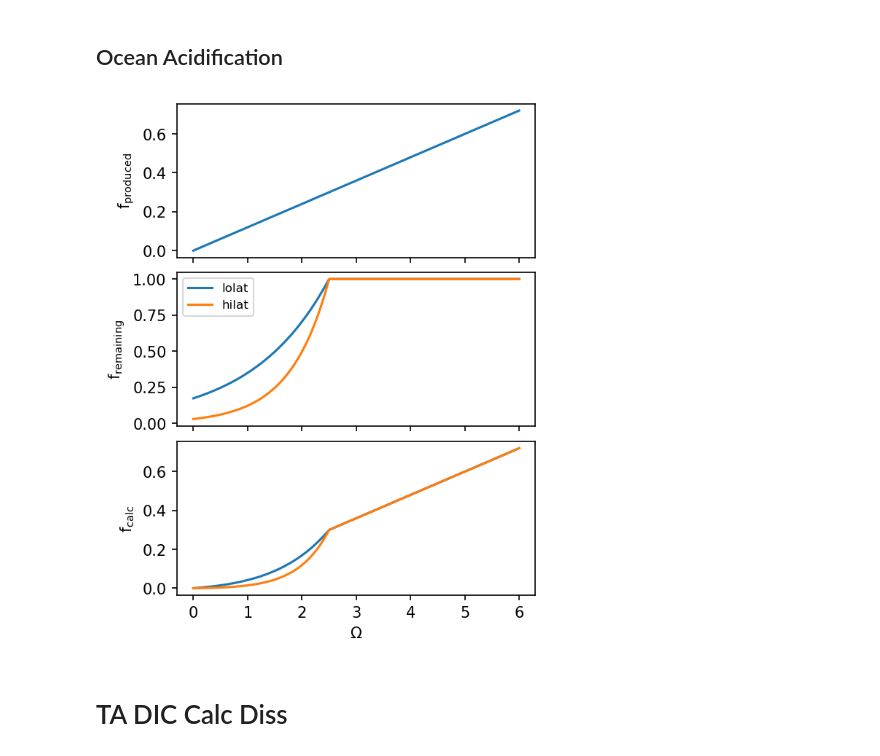
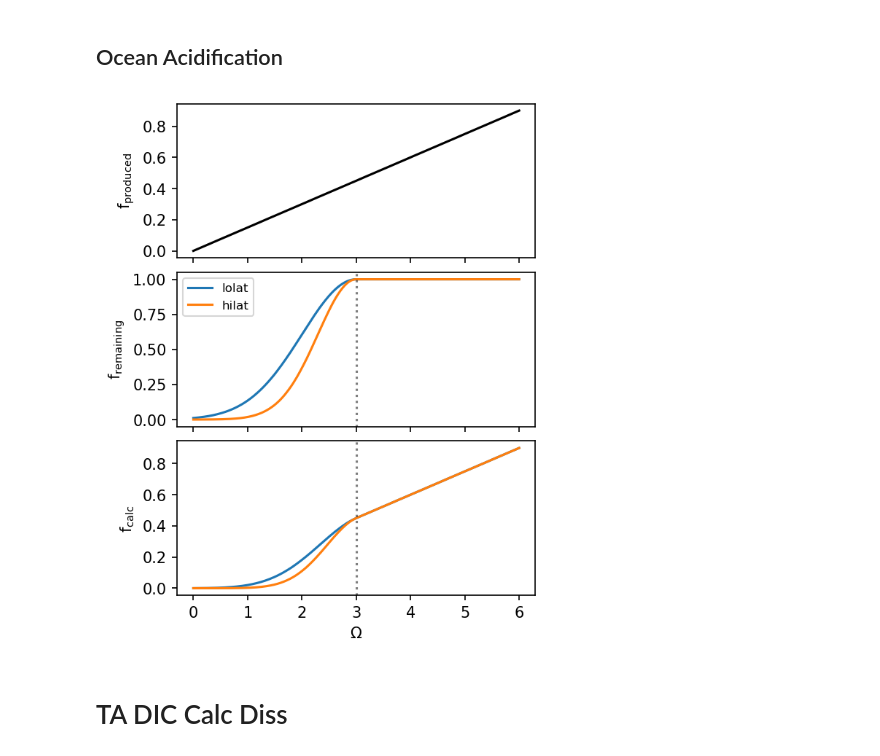
Before and after one commit to johnryantaylor/JRT_QES_Notes, a Jupyter notebook: book/06_oceancarbon/carbon_figs.ipynb, the cells around one changed output. Saved outputs shown, nothing was run; the diff lists cells and outputs as text; code cells hidden in the pictures.

```diff
--- a/book/06_oceancarbon/carbon_figs.ipynb
+++ b/book/06_oceancarbon/carbon_figs.ipynb
@@ -615,44 +623,45 @@ fig.savefig('figures/carbon-pCO2-pH.png')
 # %% [markdown]
 ## Ocean Acidification
 # %%
+particle_velocity = 10  # m d-1
+k_diss = 0.05  # d-1
+n_diss = 2.0
+Omega_crit = 3.0
+calc_slope = 0.15
+
 Omega = np.linspace(0, 6, 300)
 
-Rcalc = 0.12 * Omega
-# Rcalc[Omega < 1] = 0
+Rcalc = calc_slope * Omega
 
 fig, (cax, dax, eax) = plt.subplots(3, 1, figsize=[4, 5], constrained_layout=True, sharex=True)
 
 
-cax.plot(Omega, Rcalc)
+cax.plot(Omega, Rcalc, color='k')
 
 cax.set_ylabel('$f_{produced}$')
 
+for depth, box in [(100, 'lolat'), (200, 'hilat'), ]:
 
-sinking_rate = 10  # m d-1
-omega_thresh = 2.5
-k = 0.07  # d-1
-n = 1  # reaction order
-
-for mld, box in [(100, 'lolat'), (200, 'hilat')]:
-    days = mld / sinking_rate
-
-    f_remaining = np.exp(k * days * (Omega - omega_thresh)**n)
-    f_remaining[Omega > omega_thresh] = 1
+    f_remaining = np.exp(-k_diss * depth / particle_velocity * (Omega_crit - Omega)**n_diss)
+    f_remaining[Omega > Omega_crit] = 1
 
     dax.plot(Omega, f_remaining, label=box)
+    eax.plot(Omega, Rcalc * f_remaining, label=box)
 
-    eax.plot(Omega, Rcalc * f_remaining, label=box)
+
+dax.axvline(Omega_crit, color=(0,0,0,0.5), linestyle=':')
+eax.axvline(Omega_crit, color=(0,0,0,0.5), linestyle=':')
 
 dax.set_ylabel('$f_{remaining}$')
 dax.legend(fontsize=8)
 
 eax.set_ylabel('$f_{calc}$')
 
 eax.set_xlabel('$\Omega$')
 
-fig.savefig('figures/carbon-model-fcalc.png')
+fig.savefig('figures/ocean-3box-f_calc.2.png')
 # %% [output]
-[figure, old version]
+[figure, new version]
 # %% [markdown]
 # TA DIC Calc Diss
 # %%
```
Also changed, not shown: parts of 1 cell of this notebook.
